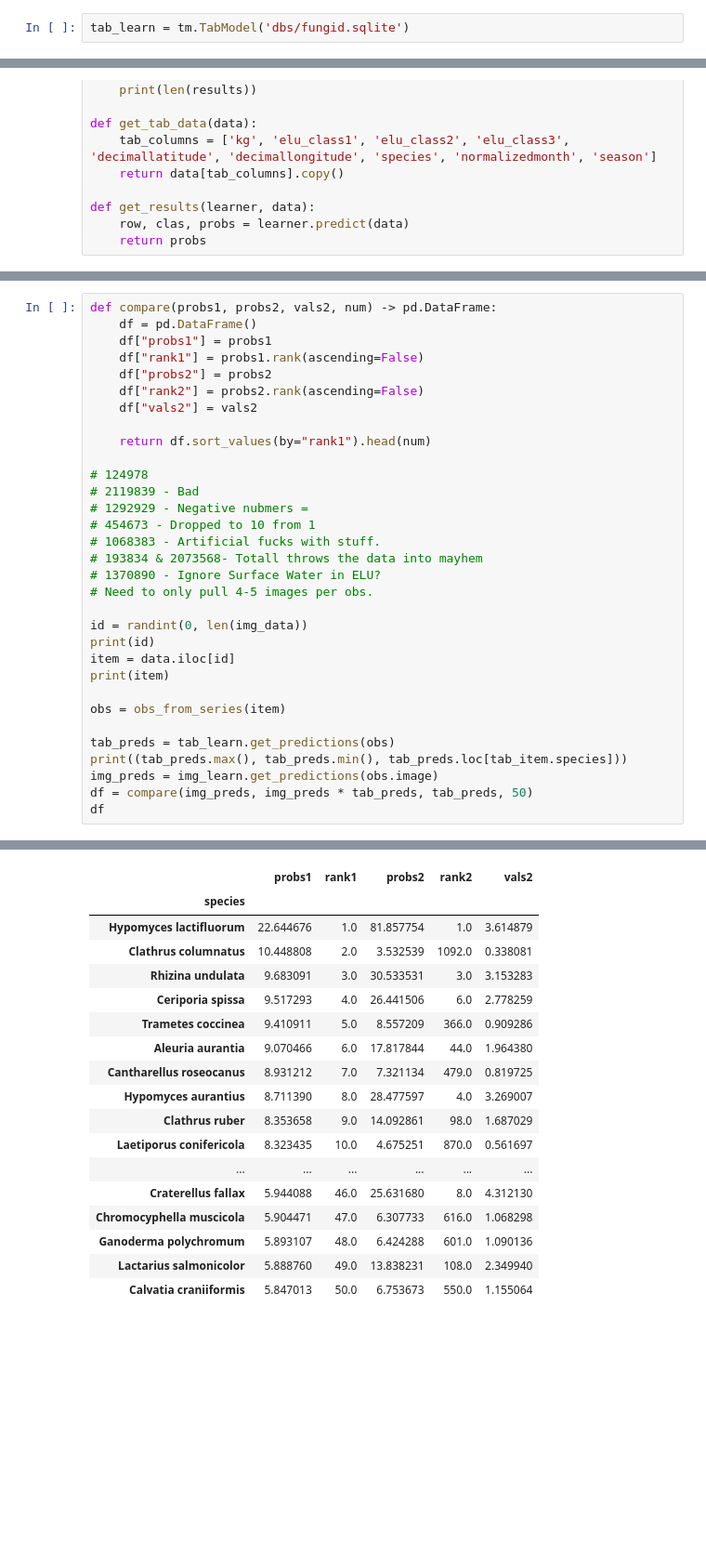
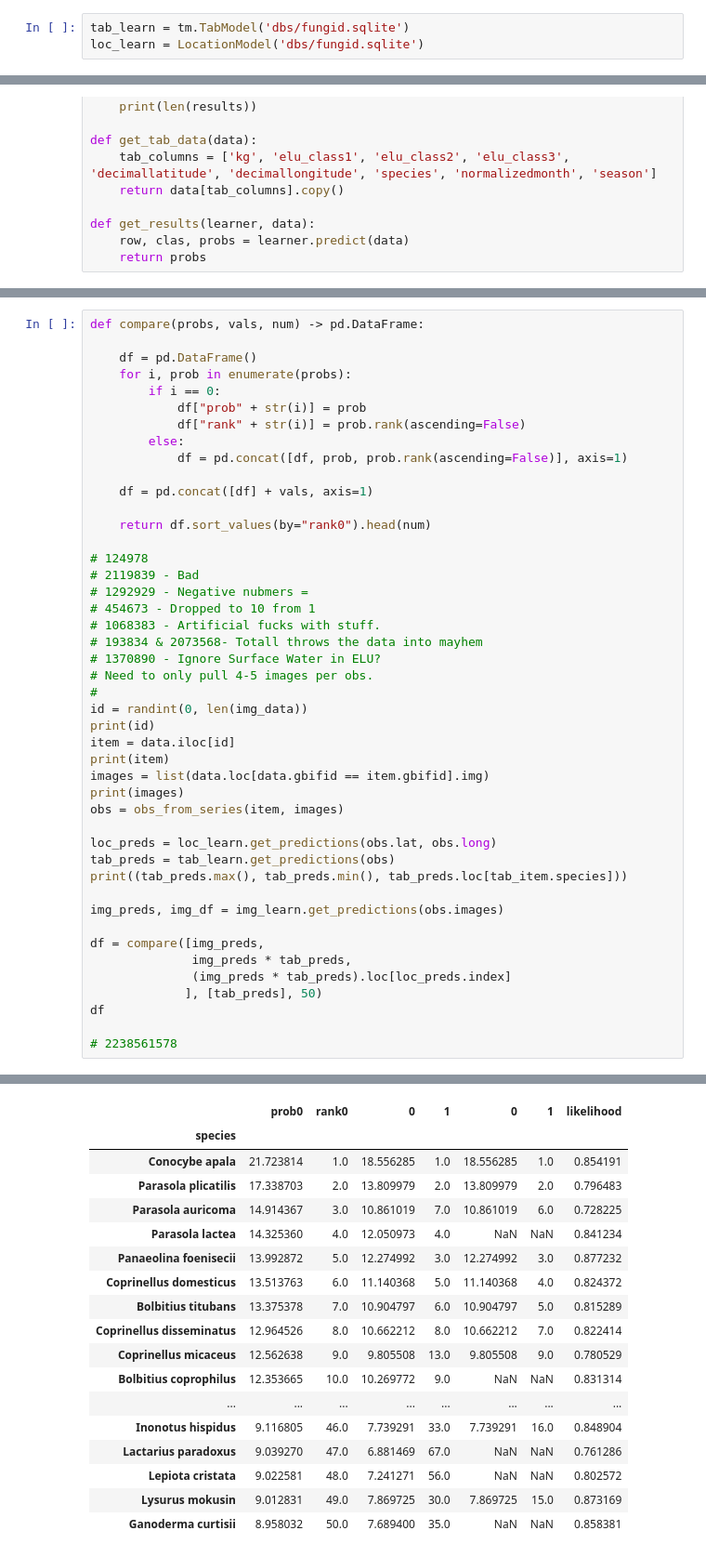
Before and after one commit to fungid-app/fungid-api, a Jupyter notebook: combined.ipynb, the cells around one changed output, grey strips where cells are left out. Shown at 93% size. Saved outputs shown, nothing was run; the diff lists cells and outputs as text; blank space fills up the shorter version.

Commit message:
Added location classifier integration

```diff
--- a/combined.ipynb
+++ b/combined.ipynb
@@ -25,6 +26,7 @@ The autoreload extension is already loaded. To reload it, use:
 img_learn = ic.ImageClassifier('models/v0.4/resnet101-f7-fp16-h1.0.pkl')
 # %%
 tab_learn = tm.TabModel('dbs/fungid.sqlite')
+loc_learn = LocationModel('dbs/fungid.sqlite')
 # %%
 file = "dbs/training/training-data-v0-4.csv"
 data = pd.read_csv(file)
@@ -60,13 +83,17 @@ def get_results(learner, data):
 # %%
-def compare(probs1, probs2, vals2, num) -> pd.DataFrame:
+def compare(probs, vals, num) -> pd.DataFrame:
+
     df = pd.DataFrame()
-    df["probs1"] = probs1
-    df["rank1"] = probs1.rank(ascending=False)
-    df["probs2"] = probs2
-    df["rank2"] = probs2.rank(ascending=False)
-    df["vals2"] = vals2
+    for i, prob in enumerate(probs):
+        if i == 0:
+            df["prob" + str(i)] = prob
+            df["rank" + str(i)] = prob.rank(ascending=False)
+        else:
+            df = pd.concat([df, prob, prob.rank(ascending=False)], axis=1)
 
-    return df.sort_values(by="rank1").head(num)
+    df = pd.concat([df] + vals, axis=1)
+
+    return df.sort_values(by="rank0").head(num)
 
 # 124978
 # 2119839 - Bad
@@ -76,17 +103,26 @@ def compare(probs1, probs2, vals2, num) -> pd.DataFrame:
 # 193834 & 2073568- Totall throws the data into mayhem
 # 1370890 - Ignore Surface Water in ELU?
 # Need to only pull 4-5 images per obs.
-
+#
 id = randint(0, len(img_data))
 print(id)
 item = data.iloc[id]
 print(item)
+images = list(data.loc[data.gbifid == item.gbifid].img)
+print(images)
+obs = obs_from_series(item, images)
 
-obs = obs_from_series(item)
-
+loc_preds = loc_learn.get_predictions(obs.lat, obs.long)
 tab_preds = tab_learn.get_predictions(obs)
 print((tab_preds.max(), tab_preds.min(), tab_preds.loc[tab_item.species]))
-img_preds = img_learn.get_predictions(obs.image)
-df = compare(img_preds, img_preds * tab_preds, tab_preds, 50)
+
+img_preds, img_df = img_learn.get_predictions(obs.images)
+
+df = compare([img_preds,
+              img_preds * tab_preds,
+              (img_preds * tab_preds).loc[loc_preds.index]
+             ], [tab_preds], 50)
 df
+
+# 2238561578
 # %% [output]
@@ -110,19 +146,19 @@ Name: 9824658, dtype: object
 [interactive output not drawn]
-|  | probs1 | rank1 | probs2 | rank2 | vals2 |
-| species |  |  |  |  |  |
-| Hypomyces lactifluorum | 22.644676 | 1.0 | 81.857754 | 1.0 | 3.614879 |
-| Clathrus columnatus | 10.448808 | 2.0 | 3.532539 | 1092.0 | 0.338081 |
-| Rhizina undulata | 9.683091 | 3.0 | 30.533531 | 3.0 | 3.153283 |
-| Ceriporia spissa | 9.517293 | 4.0 | 26.441506 | 6.0 | 2.778259 |
-| Trametes coccinea | 9.410911 | 5.0 | 8.557209 | 366.0 | 0.909286 |
-| Aleuria aurantia | 9.070466 | 6.0 | 17.817844 | 44.0 | 1.964380 |
-| Cantharellus roseocanus | 8.931212 | 7.0 | 7.321134 | 479.0 | 0.819725 |
-| Hypomyces aurantius | 8.711390 | 8.0 | 28.477597 | 4.0 | 3.269007 |
-| Clathrus ruber | 8.353658 | 9.0 | 14.092861 | 98.0 | 1.687029 |
-| Laetiporus conifericola | 8.323435 | 10.0 | 4.675251 | 870.0 | 0.561697 |
-| ... | ... | ... | ... | ... | ... |
-| Craterellus fallax | 5.944088 | 46.0 | 25.631680 | 8.0 | 4.312130 |
-| Chromocyphella muscicola | 5.904471 | 47.0 | 6.307733 | 616.0 | 1.068298 |
-| Ganoderma polychromum | 5.893107 | 48.0 | 6.424288 | 601.0 | 1.090136 |
-| Lactarius salmonicolor | 5.888760 | 49.0 | 13.838231 | 108.0 | 2.349940 |
-| Calvatia craniiformis | 5.847013 | 50.0 | 6.753673 | 550.0 | 1.155064 |
+|  | prob0 | rank0 | 0 | 1 | 0 | 1 | likelihood |
+| species |  |  |  |  |  |  |  |
+| Conocybe apala | 21.723814 | 1.0 | 18.556285 | 1.0 | 18.556285 | 1.0 | 0.854191 |
+| Parasola plicatilis | 17.338703 | 2.0 | 13.809979 | 2.0 | 13.809979 | 2.0 | 0.796483 |
+| Parasola auricoma | 14.914367 | 3.0 | 10.861019 | 7.0 | 10.861019 | 6.0 | 0.728225 |
+| Parasola lactea | 14.325360 | 4.0 | 12.050973 | 4.0 | NaN | NaN | 0.841234 |
+| Panaeolina foenisecii | 13.992872 | 5.0 | 12.274992 | 3.0 | 12.274992 | 3.0 | 0.877232 |
+| Coprinellus domesticus | 13.513763 | 6.0 | 11.140368 | 5.0 | 11.140368 | 4.0 | 0.824372 |
+| Bolbitius titubans | 13.375378 | 7.0 | 10.904797 | 6.0 | 10.904797 | 5.0 | 0.815289 |
+| Coprinellus disseminatus | 12.964526 | 8.0 | 10.662212 | 8.0 | 10.662212 | 7.0 | 0.822414 |
+| Coprinellus micaceus | 12.562638 | 9.0 | 9.805508 | 13.0 | 9.805508 | 9.0 | 0.780529 |
+| Bolbitius coprophilus | 12.353665 | 10.0 | 10.269772 | 9.0 | NaN | NaN | 0.831314 |
+| ... | ... | ... | ... | ... | ... | ... | ... |
+| Inonotus hispidus | 9.116805 | 46.0 | 7.739291 | 33.0 | 7.739291 | 16.0 | 0.848904 |
+| Lactarius paradoxus | 9.039270 | 47.0 | 6.881469 | 67.0 | NaN | NaN | 0.761286 |
+| Lepiota cristata | 9.022581 | 48.0 | 7.241271 | 56.0 | NaN | NaN | 0.802572 |
+| Lysurus mokusin | 9.012831 | 49.0 | 7.869725 | 30.0 | 7.869725 | 15.0 | 0.873169 |
+| Ganoderma curtisii | 8.958032 | 50.0 | 7.689400 | 35.0 | NaN | NaN | 0.858381 |
```
Also changed, not shown: parts of 8 cells of this notebook, 7 other files.
